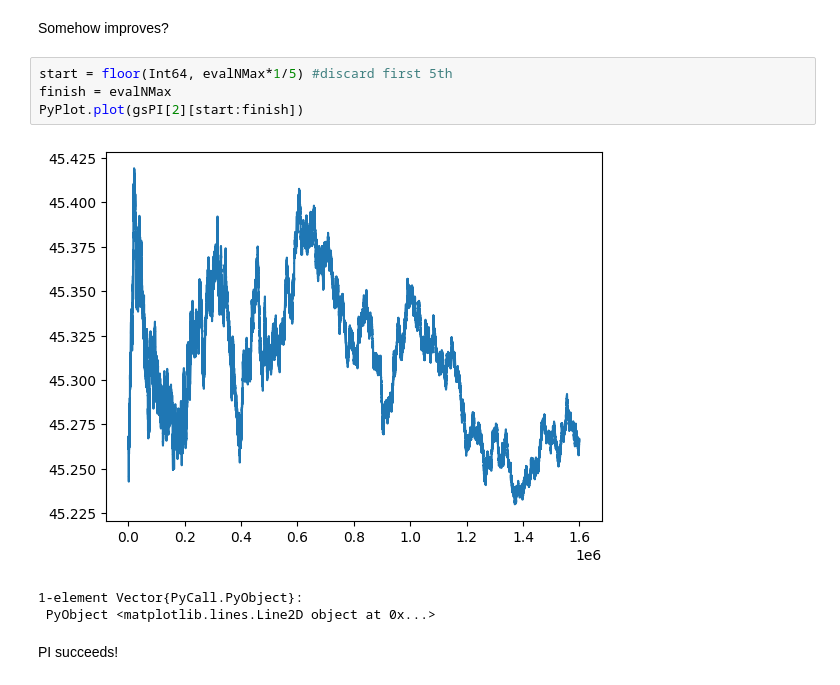
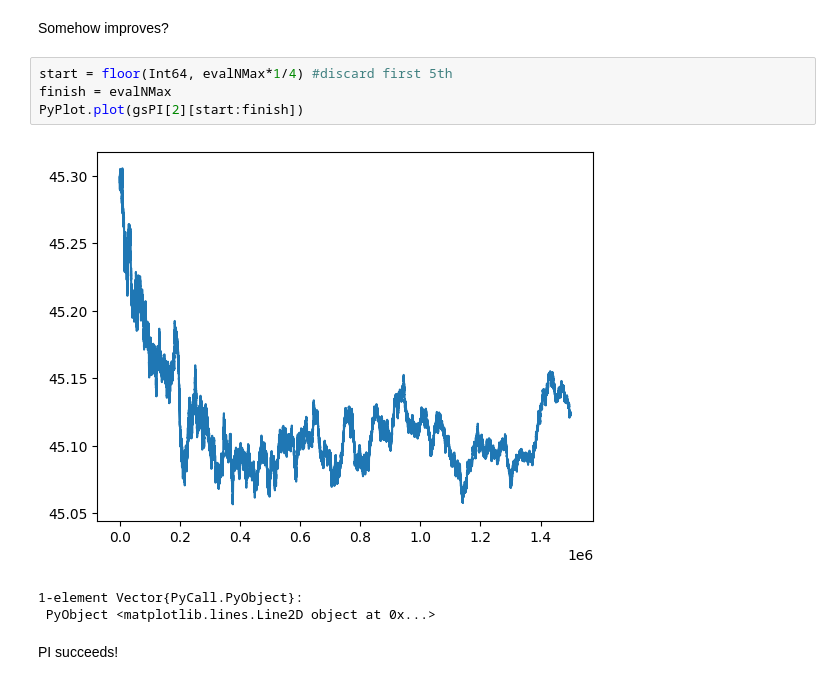
Before and after one commit to fairleyl/PhD-Code, a Jupyter notebook: Problem-Suite-Experiments.ipynb, the cells around one changed output. Cells and saved outputs as stored; diff of their text form.

```diff
--- a/Problem-Suite-Experiments.ipynb
+++ b/Problem-Suite-Experiments.ipynb
@@ -6064,11 +6047,11 @@ gsPI[1]
 # %% [markdown]
 Somehow improves?
 # %%
-start = floor(Int64, evalNMax*1/5) #discard first 5th
+start = floor(Int64, evalNMax*1/4) #discard first 5th
 finish = evalNMax
 PyPlot.plot(gsPI[2][start:finish])
 # %% [output]
-[figure, old version]
+[figure, new version]
 1-element Vector{PyCall.PyObject}:
  PyObject <matplotlib.lines.Line2D object at 0x...>
 # %% [markdown]
```
Also changed, not shown: parts of 18 cells of this notebook, 2 other files.
